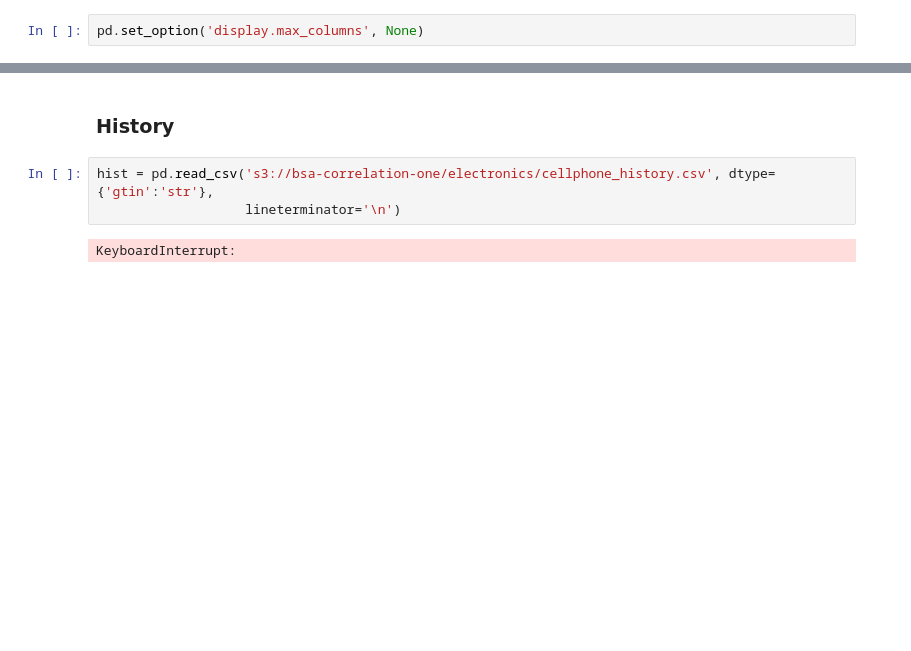
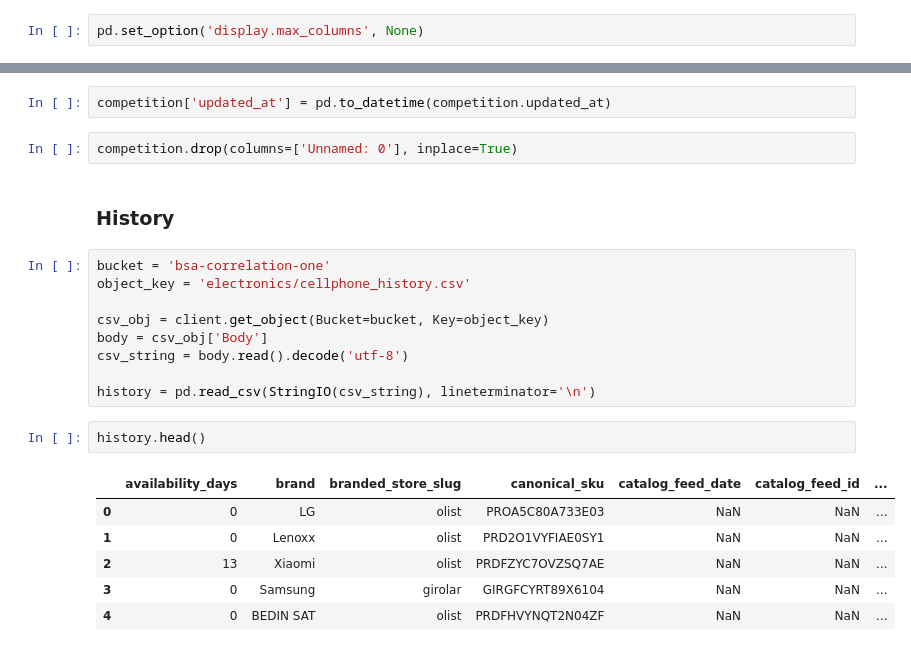
Before and after one commit to ds4a-team4/dynamic-pricing, a Jupyter notebook: ETL/cellphone_etl.ipynb, the cells around one changed output, grey strips where cells are left out. Cells and saved outputs as stored; diff of their text form; blank space fills up the shorter version.

```diff
--- a/ETL/cellphone_etl.ipynb
+++ b/ETL/cellphone_etl.ipynb
@@ -101,8 +84,25 @@ gr_orders.shape
+# %%
+competition['updated_at'] = pd.to_datetime(competition.updated_at)
+# %%
+competition.drop(columns=['Unnamed: 0'], inplace=True)
 # %% [markdown]
 ### History
-# %%
-hist = pd.read_csv('s3://bsa-correlation-one/electronics/cellphone_history.csv', dtype={'gtin':'str'},
-                   lineterminator='\n')
-# %% [output]
-KeyboardInterrupt:
+# %%
+bucket = 'bsa-correlation-one'
+object_key = 'electronics/cellphone_history.csv'
+
+csv_obj = client.get_object(Bucket=bucket, Key=object_key)
+body = csv_obj['Body']
+csv_string = body.read().decode('utf-8')
+
+history = pd.read_csv(StringIO(csv_string), lineterminator='\n')
+# %%
+history.head()
+# %% [output]
+|  | availability_days | brand | branded_store_slug | canonical_sku | catalog_feed_date | catalog_feed_id | ... |
+| 0 | 0 | LG | olist | PROA5C80A733E03 | NaN | NaN | ... |
+| 1 | 0 | Lenoxx | olist | PRD2O1VYFIAE0SY1 | NaN | NaN | ... |
+| 2 | 13 | Xiaomi | olist | PRDFZYC7OVZSQ7AE | NaN | NaN | ... |
+| 3 | 0 | Samsung | girolar | GIRGFCYRT89X6104 | NaN | NaN | ... |
+| 4 | 0 | BEDIN SAT | olist | PRDFHVYNQT2N04ZF | NaN | NaN | ... |
 # %%
```
Also changed, not shown: parts of 16 cells of this notebook.
